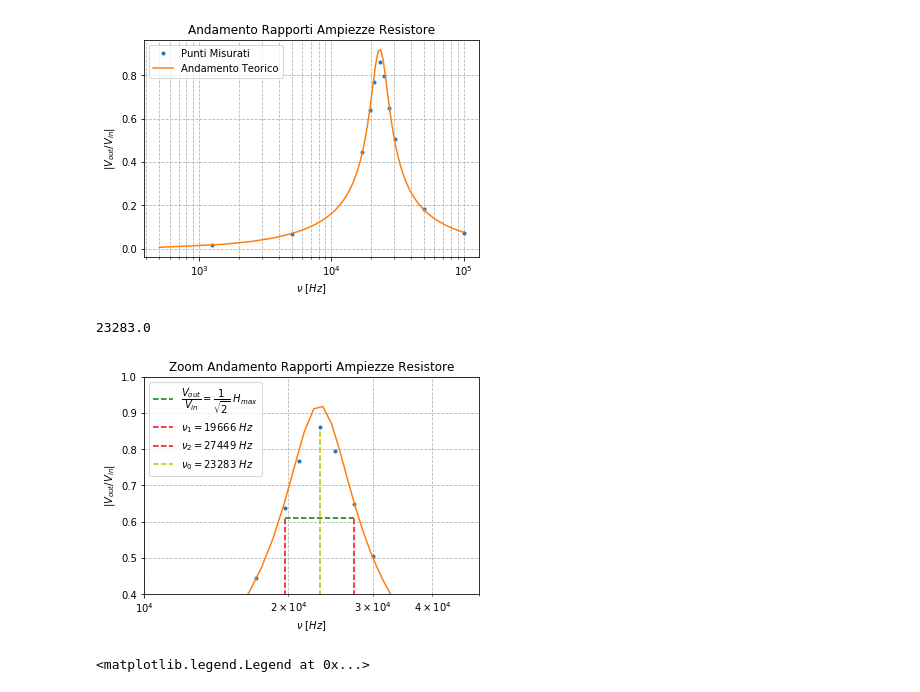
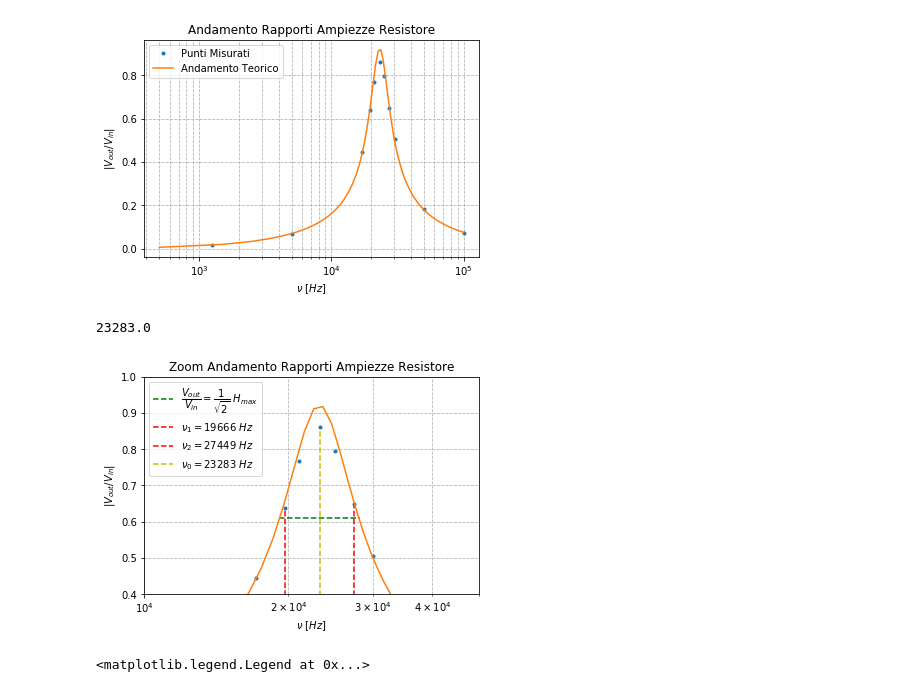
Before and after one commit to Kevin222-hub/Lab_reports, a Jupyter notebook: Elettro_3/Main.ipynb, the cells around one changed output. Saved outputs shown, nothing was run; the diff lists cells and outputs as text; code cells hidden in the pictures.

```diff
--- a/Elettro_3/Main.ipynb
+++ b/Elettro_3/Main.ipynb
@@ -39,14 +39,17 @@ Hm2 = D2[2]/D2[1]
 # %%
 #1 Resistenza Ampiezza
 
-
+#Misurati
 plt.plot(fm1,Hm1,ls='', marker='.',label='Punti Misurati')
 
+#Teorici
 fmin1 = np.min(500)
 fmax1 = np.max(100000)
 f1 = np.linspace(fmin1,fmax1,100)
 o1 = 2*pi*f1
-H1 = R/np.sqrt( (R+Rl)**2 + np.power( o1*L - 1/(o1*C),2))
+def rapp_ampiezze(omega):# Rapporto Ampiezze Teorico in funzione di omega
+    return R/np.sqrt( (R+Rl)**2 + np.power( omega*L - 1/(omega*C),2))
+H1 = amp1(o1)
 plt.plot(f1,H1,label='Andamento Teorico')
 
 
@@ -62,29 +65,30 @@ plt.legend(loc="upper left")
 # %%
 #1 Zoom Resistenza Ampiezza
 plt.plot(fm1,Hm1,ls='', marker='.')#,label='Punti Misurati')
 plt.plot(f1,H1)#,label='Andamento Teorico')
 
 Hmax = np.max(Hm1) # Misurato
 #Hmax = np.max(H1) # Teorico
 H12 = Hmax/sqrt(2)
 
-plt.hlines(H12,fm1[3],fm1[7],ls='--',color='g',label='$\dfrac{V_{out}}{V_{in}} =\dfrac{1}{\sqrt{2}}\ H_{max}$')
-plt.vlines(fm1[3],0,H12,ls='--',color='r',label='$\u03BD_{1}=19666\ Hz$') # v_1[3]
-plt.vlines(fm1[7],0,H12,ls='--',color='r',label='$\u03BD_{2}=27449\ Hz$') # v_2[7]
+plt.hlines(H12,fm1[3]-500,fm1[7]+800,ls='--',color='g',label='$\dfrac{V_{out}}{V_{in}} =\dfrac{1}{\sqrt{2}}\ H_{max}$')
+
+plt.vlines(fm1[3],0,Hm1[3],ls='--',color='r',label='$\u03BD_{1}=19666\ Hz$') # v_1[3]
+plt.vlines(fm1[7],0,Hm1[7],ls='--',color='r',label='$\u03BD_{2}=27449\ Hz$') # v_2[7]
 
 plt.vlines(fm1[5],0,np.max(Hm1),ls='--',color='y',label='$\u03BD_{0}=23283\ Hz$') # v_0[5]
 
 plt.xscale("log")
 plt.grid(which="both", ls="--",color='0.7')
 plt.title('Zoom Andamento Rapporti Ampiezze Resistore')
 plt.ylabel("$|V_{out}/V_{in}|$")
 plt.xlabel("$\u03BD\ [Hz]$")
 plt.legend(loc="upper left")
 plt.xlim(10*k,50*k)
 plt.ylim(0.4,1.0)
 fm1[5]
 # %% [output]
 23283.0
-[figure, old version]
+[figure, new version]
 # %%
 #2 Resistenza Sfasamento
```
Also changed, not shown: parts of 2 cells of this notebook.
